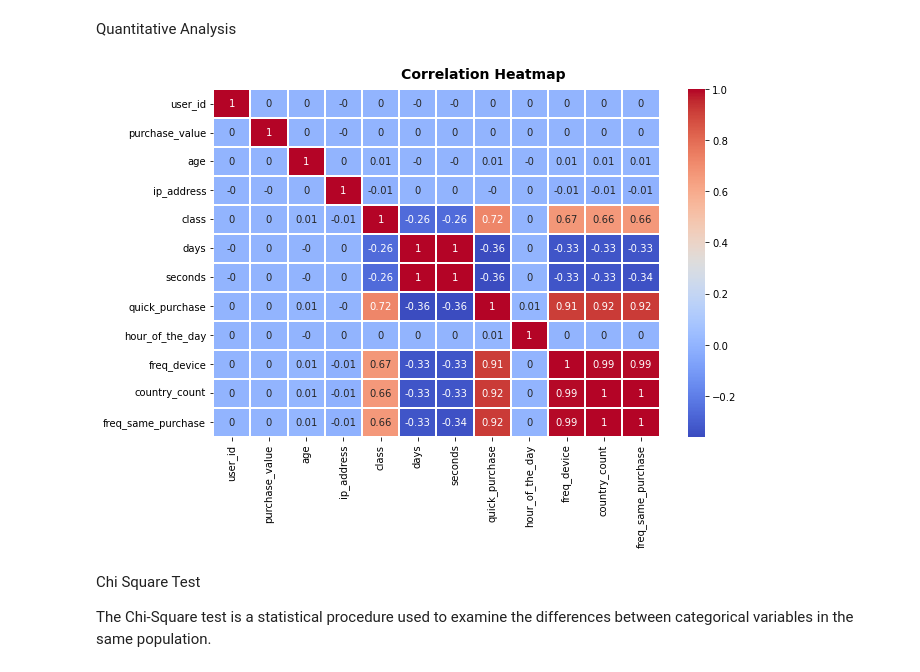
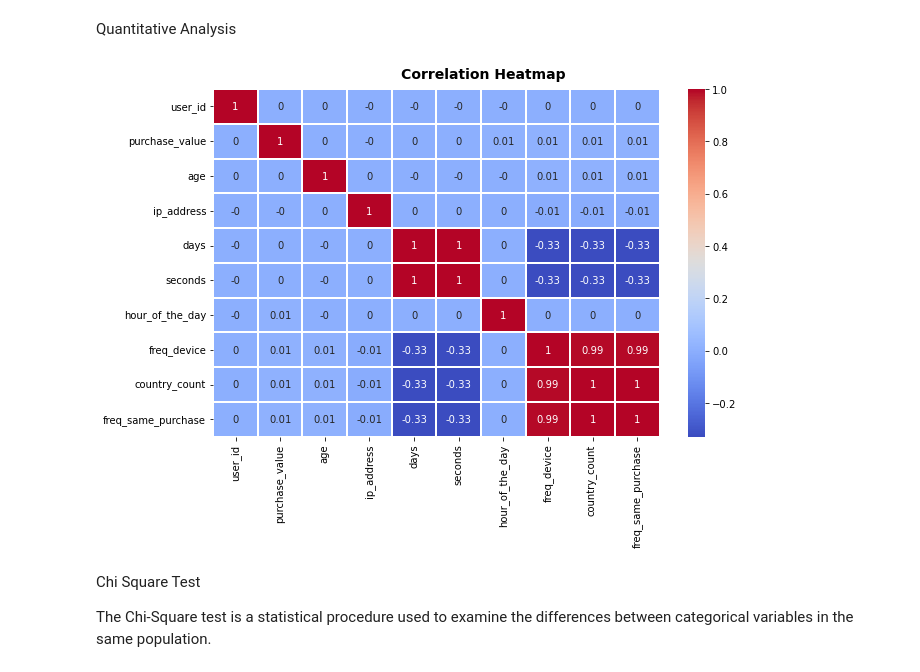
Before and after one commit to KohSiXing/BT4012-Fraud-Analytics, a Jupyter notebook: eda.ipynb, the cells around one changed output. Saved outputs shown, nothing was run; the diff lists cells and outputs as text; code cells hidden in the pictures.

Commit message:
added feature selection

```diff
--- a/eda.ipynb
+++ b/eda.ipynb
@@ -45,7 +46,7 @@ data['days'] = data['diff_dt'].dt.days
 data['time'] = data['diff_dt'].astype(str).apply(lambda x : x[-8:])
 data["time"] = pd.to_datetime(data['time'],format= '%H:%M:%S' ).dt.time
 data['seconds'] = data['diff_dt'].dt.total_seconds()
-data['quick_purchase'] = data['seconds'].apply(lambda x: 1 if x < 30 else 0)
+data['quick_purchase'] = data['seconds'].apply(lambda x: '1' if x < 30 else '0')
 
 # get month, week, hour of the day from purchase_time
 data['month_purchase'] = pd.to_datetime(data['purchase_time']).dt.strftime('%B')
@@ -329,21 +336,28 @@ t = fig.suptitle('Pairwise Plots of Numerical Variables', fontsize=14, fontweigh
+# %%
+from sklearn.model_selection import train_test_split
+
+y = data[["class"]]
+X = data.drop("class", axis = 1)
+# %%
+X_train, X_test, y_train, y_test = train_test_split(X, y, test_size = .2)
 # %% [markdown]
 Quantitative Analysis
 # %%
 fig, ax = plt.subplots(1,1, figsize=(10,6))
 
-hm = sns.heatmap(round(data.corr(),2),
+hm = sns.heatmap(round(X_train.corr(),2),
                  ax=ax,           # Axes in which to draw the plot, otherwise use the currently-active Axes.
                  cmap="coolwarm", # Color Map.
                  #square=True,    # If True, set the Axes aspect to “equal” so each cell will be square-shaped.
                  annot=True,
                  #annot_kws={"size": 14},
                  linewidths=.05)
 
 fig.subplots_adjust(top=0.93)
 
 t = fig.suptitle('Correlation Heatmap', fontsize=14, fontweight='bold')
 # %% [output]
-[figure, old version]
+[figure, new version]
 # %% [markdown]
 Chi Square Test
 
```
Also changed, not shown: parts of 13 cells of this notebook.
